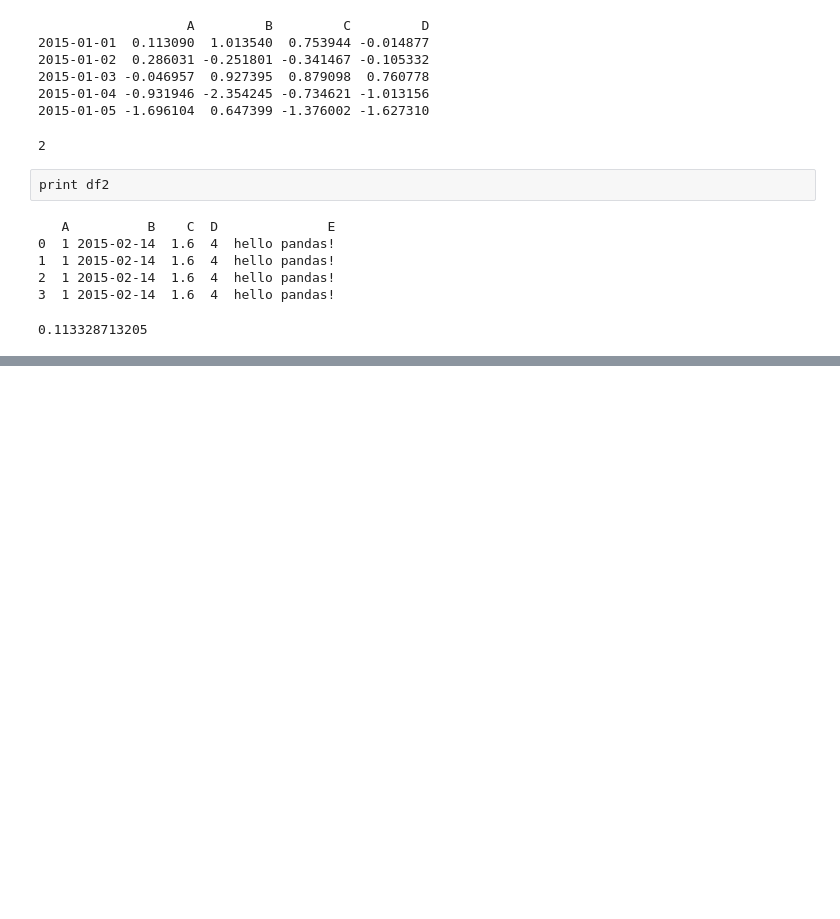
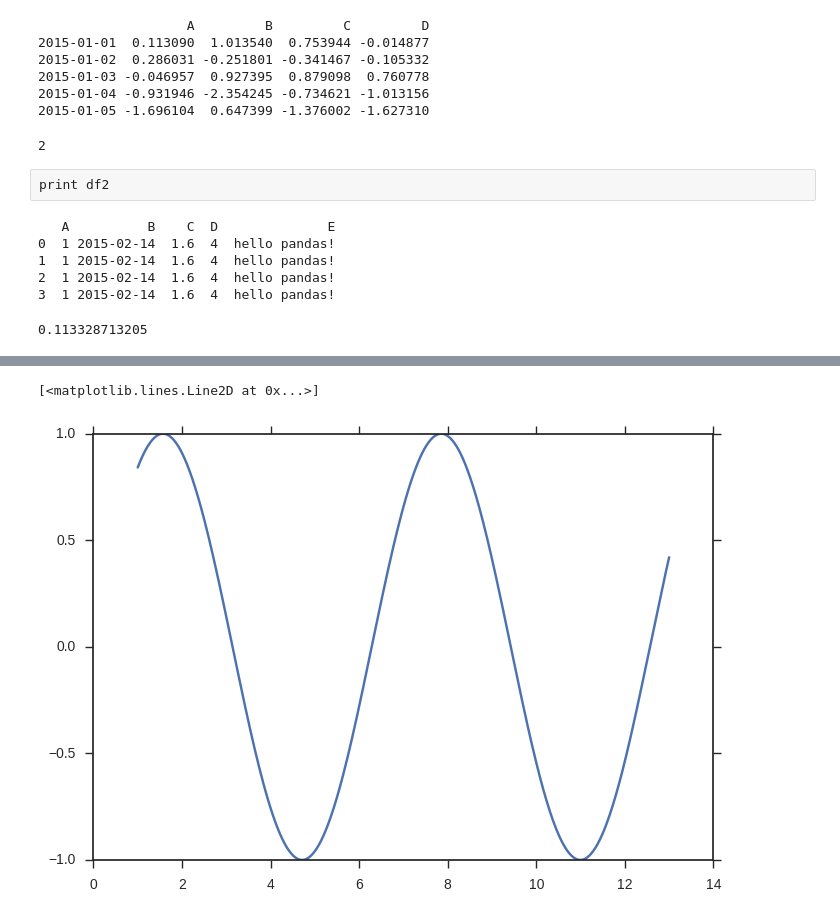
Before and after one commit to xujinchang/python_Quant, a Jupyter notebook: quant.ipynb, the cells around one changed output, grey strips where cells are left out. Cells and saved outputs as stored; diff of their text form; code cells hidden in the pictures; blank space fills up the shorter version.

```diff
--- a/quant.ipynb
+++ b/quant.ipynb
@@ -177,0 +276,5 @@ import seaborn as sns
+# %%
+pylab.plot(xnew,ynewReal)
+# %% [output]
+[<matplotlib.lines.Line2D at 0x...>]
+[figure, added]
```
Also changed, not shown: parts of 18 cells of this notebook.
